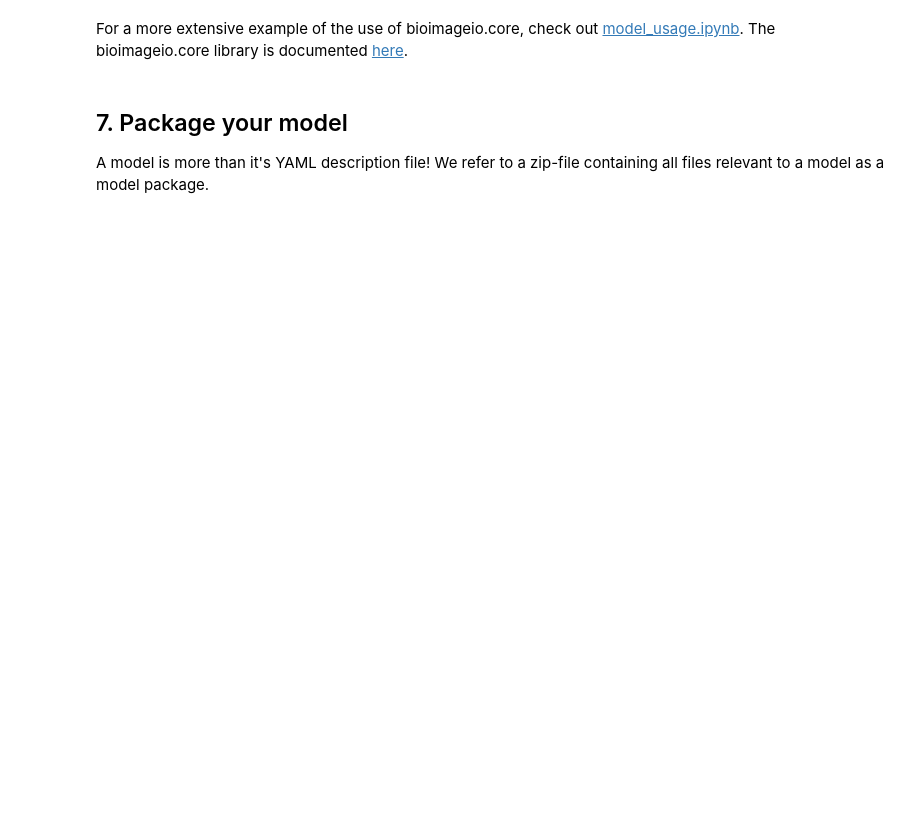
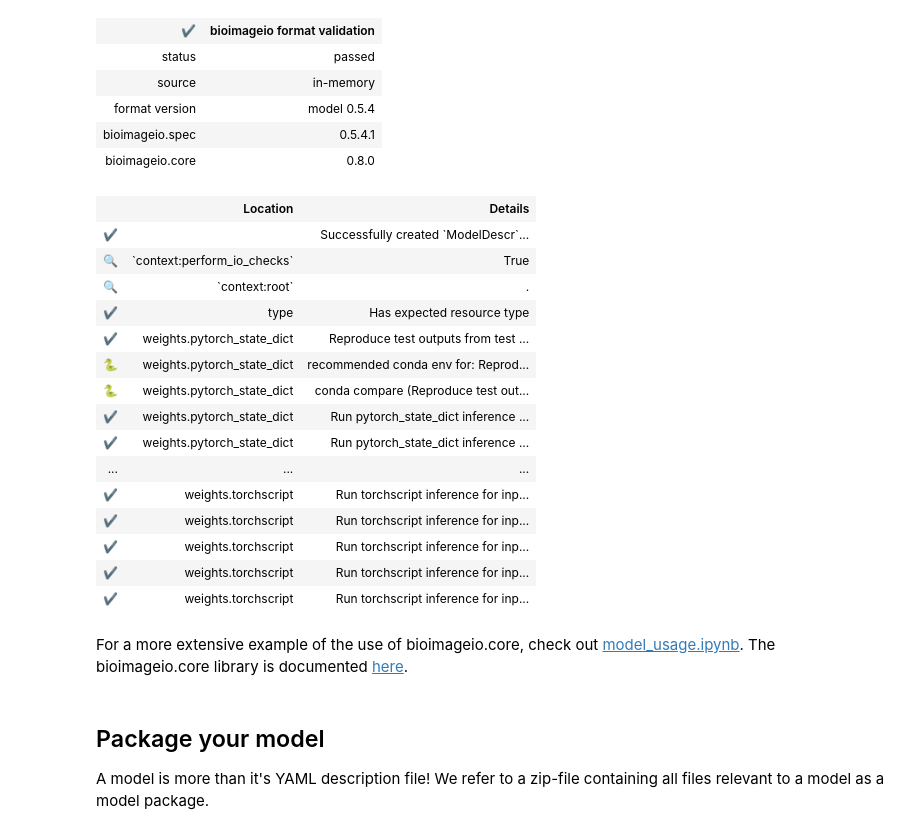
Before and after one commit to bioimage-io/spec-bioimage-io, a Jupyter notebook: example/load_model_and_create_your_own.ipynb, the cells around one changed output. Saved outputs shown, nothing was run; the diff lists cells and outputs as text; code cells hidden in the pictures; blank space fills up the shorter version.

Commit message:
update example model
Co-authored-by: Josh Talks <joshua.talks@embl.de>
Co-authored-by: Elena Pianfetti <elena.pianfetti@embl.de>

```diff
--- a/example/load_model_and_create_your_own.ipynb
+++ b/example/load_model_and_create_your_own.ipynb
@@ -485,0 +465,12 @@ summary.display()
+# %%
+
+from bioimageio.spec.model.v0_5 import (
+    PytorchStateDictWeightsDescr
+)
+
+my_pytorch_state_dict_weights=PytorchStateDictWeightsDescr(
+    source=HttpUrl(data_root + "weights.pt"),
+    sha256=Sha256("608f52cd7f5119f7a7b8272395b0c169714e8be34536eaf159820f72a1d6a5b7"),
+    architecture=my_architecture,
+    pytorch_version=Version(torch.__version__),
+)
@@ -485,0 +479,9 @@ summary.display()
+# %%
+from bioimageio.spec.model.v0_5 import  TorchscriptWeightsDescr
+
+my_torchscript_weights=TorchscriptWeightsDescr(
+    source=HttpUrl(data_root + "weights-torchscript.pt"),
+    sha256=Sha256("8410950508655a300793b389c815dc30b1334062fc1dadb1e15e55a93cbb99a0"),
+    pytorch_version=Version(torch.__version__),
+    parent="pytorch_state_dict",  # these weights were converted from the pytorch_state_dict weights ones.
+)
@@ -485,0 +517,18 @@ summary.display()
+# %%
+from bioimageio.spec.model.v0_5 import WeightsDescr
+
+my_model = ModelDescr(
+    name=my_model_name,
+    description=my_model_description,
+    documentation=my_model_documentation,
+    authors=my_model_authors,
+    cite=my_model_citations,
+    license=my_model_license,
+    git_repo=my_model_git_repo,  # change to repo where your model is developed
+    inputs=my_model_inputs,
+    # inputs=[input_descr],  # try out our recreated input description
+    outputs=my_model_outputs,
+    # outputs=[output_descr],  # try out our recreated input description
+    weights=WeightsDescr(pytorch_state_dict=my_pytorch_state_dict_weights, torchscript=my_torchscript_weights),
+)
+print(f"created '{my_model.name}'")
@@ -485,0 +579,6 @@ summary.display()
+# %%
+from bioimageio.core import test_model
+
+summary = test_model(my_model)
+summary.display()
+# %% [output]
@@ -486,8 +591,30 @@ summary.display()
+| ✔️ | bioimageio format validation |
+| status | passed |
+| source | in-memory |
+| format version | model 0.5.4 |
+| bioimageio.spec | 0.5.4.1 |
+| bioimageio.core | 0.8.0 |
+|  | Location | Details |
+| ✔️ |  | Successfully created `ModelDescr`... |
+| 🔍 | `context:perform_io_checks` | True |
+| 🔍 | `context:root` | . |
+| ✔️ | type | Has expected resource type |
+| ✔️ | weights.pytorch_state_dict | Reproduce test outputs from test ... |
+| 🐍 | weights.pytorch_state_dict | recommended conda env for: Reprod... |
+| 🐍 | weights.pytorch_state_dict | conda compare (Reproduce test out... |
+| ✔️ | weights.pytorch_state_dict | Run pytorch_state_dict inference ... |
+| ✔️ | weights.pytorch_state_dict | Run pytorch_state_dict inference ... |
+| ... | ... | ... |
+| ✔️ | weights.torchscript | Run torchscript inference for inp... |
+| ✔️ | weights.torchscript | Run torchscript inference for inp... |
+| ✔️ | weights.torchscript | Run torchscript inference for inp... |
+| ✔️ | weights.torchscript | Run torchscript inference for inp... |
+| ✔️ | weights.torchscript | Run torchscript inference for inp... |
 # %% [markdown]
 For a more extensive example of the use of bioimageio.core, check out [model_usage.ipynb](https://github.com/bioimage-io/core-bioimage-io-python/blob/main/example/model_usage.ipynb).
 The bioimageio.core library is documented [here](https://bioimage-io.github.io/core-bioimage-io-python/bioimageio/core.html).
 # %% [markdown]
-## 7. Package your model
+## Package your model
 
 A model is more than it's YAML description file! We refer to a zip-file containing all files relevant to a model as a model package.
 # %%
```
Also changed, not shown: parts of 88 cells of this notebook.
